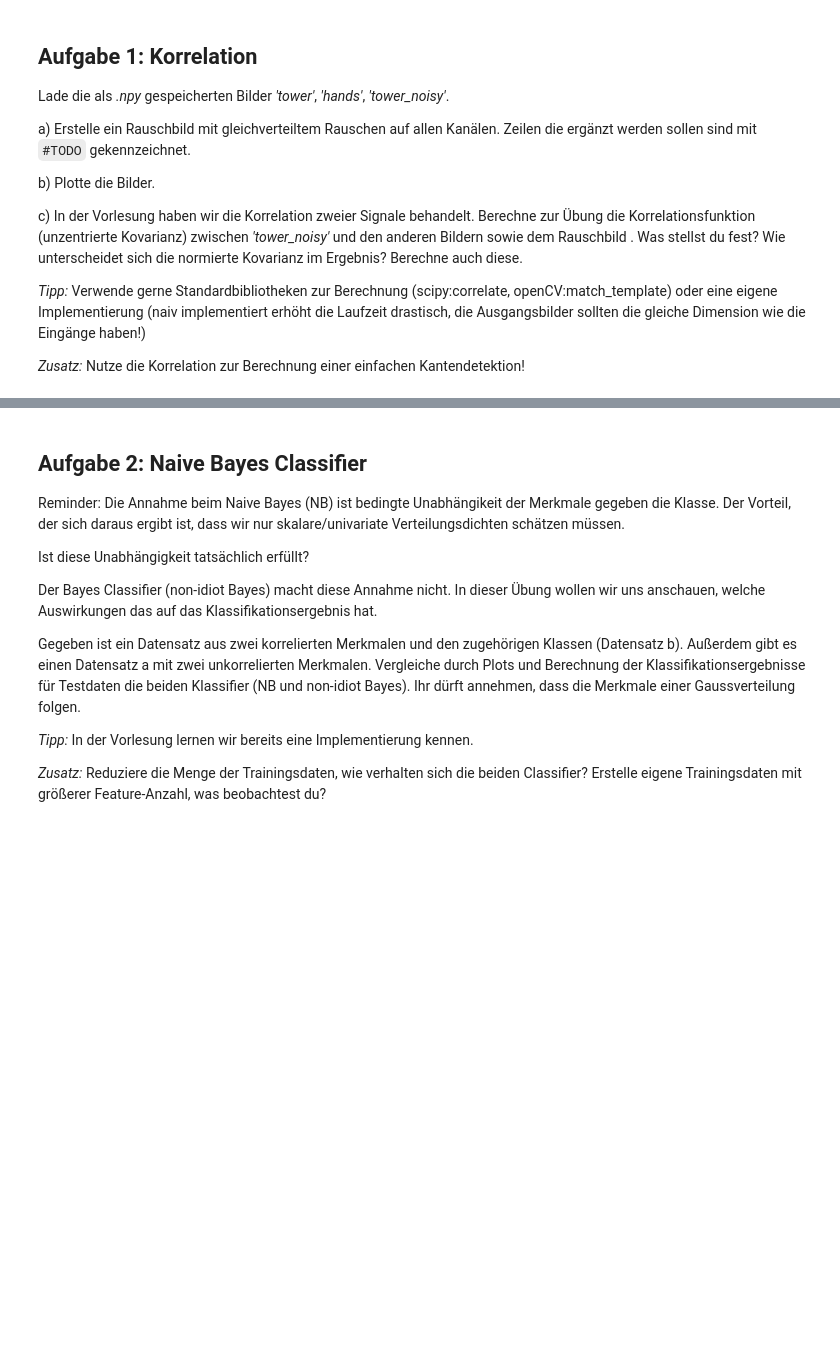
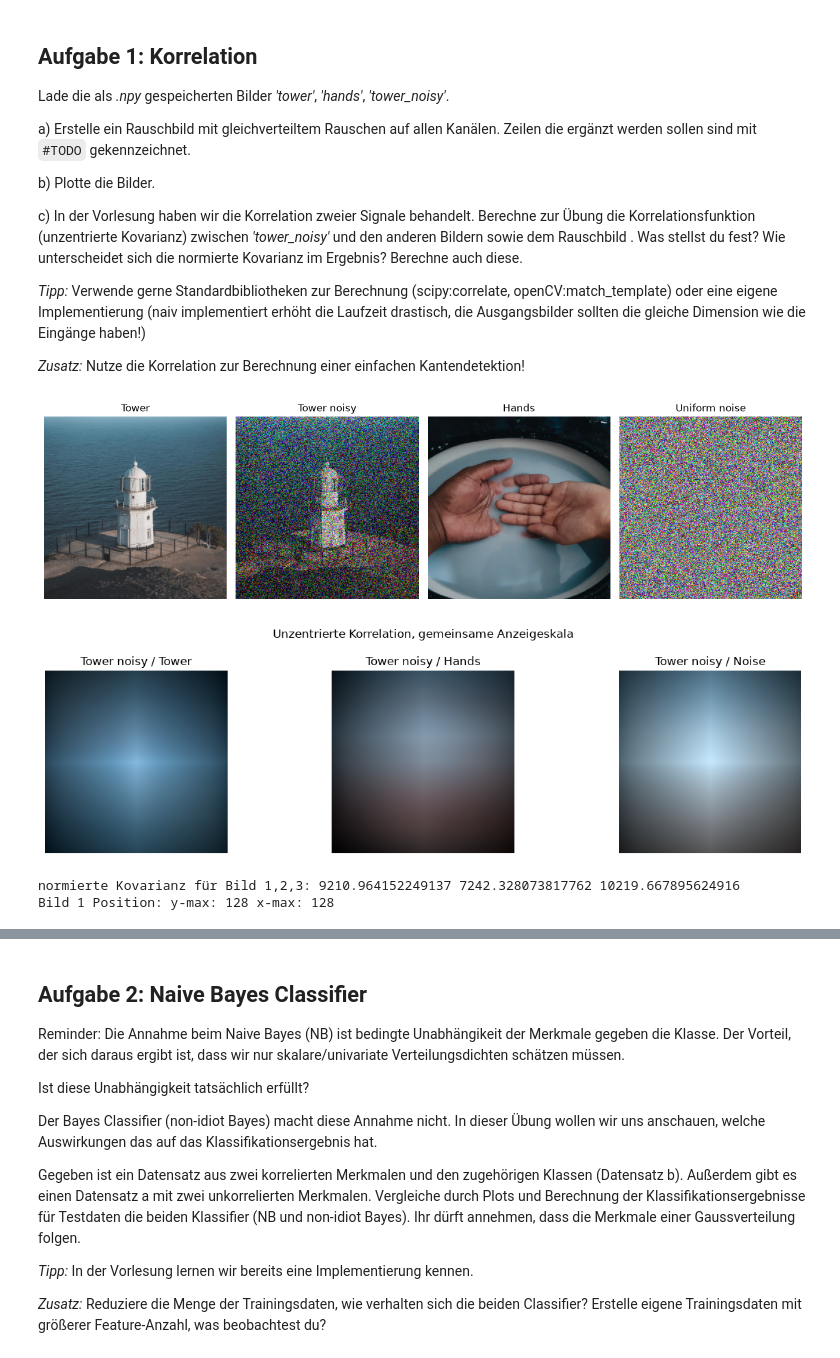
Before and after one commit to Stevenyami/KI-in-der-Medizin, a Jupyter notebook: src/Uebung03_Stochastiche_Grundlagen.ipynb, the cells around one changed output, grey strips where cells are left out. Drawn from its saved outputs; the diff is of its cells as text; code cells hidden in the pictures; blank space fills up the shorter version.

```diff
--- a/src/Uebung03_Stochastiche_Grundlagen.ipynb
+++ b/src/Uebung03_Stochastiche_Grundlagen.ipynb
@@ -48,4 +24,74 @@ axs2[2].imshow(c_t_n_p) # Korrelation zwischen tower_noisy und noise (normalisie
+# %%
+# Laden der Beispiele
+from pathlib import Path
+datenordner = Path("Daten") / "uebung3_daten"
+tower = np.load(datenordner / "tower.npy", allow_pickle=False).astype(np.float64) / 255.0
+tower_noisy = np.load(datenordner / "tower_noisy.npy", allow_pickle=False).astype(np.float64) / 255.0
+hands = np.load(datenordner / "hands.npy", allow_pickle=False).astype(np.float64) / 255.0
+
+# a) Gleichverteiltes Rauschen auf allen RGB-Kanälen.
+rng = np.random.default_rng(42)
+noise = rng.uniform(0.0, 1.0, size=tower.shape)
+
+fig, axs = plt.subplots(1,4, figsize=(13, 3.5))
+axs[0].imshow(tower)
+## b) Bilder plotten.----------TODO---------------
+axs[1].imshow(tower_noisy)
+axs[2].imshow(hands)
+axs[3].imshow(noise)
+for ax, titel in zip(axs, ["Tower", "Tower noisy", "Hands", "Uniform noise"]):
+    ax.set_title(titel)
+    ax.axis("off")
+fig.tight_layout()
+plt.show()
+
+# TODO DEIN CODE HIER
+# # c) Räumliche Korrelation: RGB-Kanäle getrennt behandeln.
+# Ein direkter 3D-Aufruf würde zusätzlich die Farbkanalachse verschieben.
+def korrelation_rgb(bild, vorlage):
+    return np.stack([
+        correlate(bild[..., c], vorlage[..., c], mode="same", method="fft")
+        for c in range(bild.shape[2])
+    ], axis=-1)
+
+c_t_t = korrelation_rgb(tower_noisy, tower)
+c_t_h = korrelation_rgb(tower_noisy, hands)
+c_t_n = korrelation_rgb(tower_noisy, noise)
+
+# Zur Visualisierung müssen wir das Ergebnis c_t_t normalisieren [0,1] zur c_t_t_p, da Matplotlib bei 3-Kanal-Bildern sonst alle Werte über 1 abschneidet
+
+# TODO DEIN CODE HIER
+# Dies ist KEINE normierte Kovarianz. Die Rohwerte bleiben unverändert.
+korrelationen = [c_t_t, c_t_h, c_t_n]
+minimum = min(karte.min() for karte in korrelationen)
+maximum = max(karte.max() for karte in korrelationen)
+def fuer_anzeige(karte):
+    if maximum == minimum:
+        return np.zeros_like(karte)
+    return np.clip((karte - minimum) / (maximum - minimum), 0.0, 1.0)
+
+c_t_t_p = fuer_anzeige(c_t_t)
+c_t_h_p = fuer_anzeige(c_t_h)
+c_t_n_p = fuer_anzeige(c_t_n)
+
+
+fig2, axs2 = plt.subplots(1,3, figsize=(13, 3.5))
+axs2[0].imshow(c_t_t_p)
+axs2[1].imshow(c_t_h_p)
+axs2[2].imshow(c_t_n_p)
+for ax, titel in zip(axs2, ["Tower noisy / Tower", "Tower noisy / Hands", "Tower noisy / Noise"]):
+    ax.set_title(titel)
+    ax.axis("off")
+fig2.suptitle("Unzentrierte Korrelation, gemeinsame Anzeigeskala")
+fig2.tight_layout()
+plt.show()
+# %% [output]
+[figure, added]
+[figure, added]
 # %%
 print('normierte Kovarianz für Bild 1,2,3:', c_t_t.max(),c_t_h.max(),c_t_n.max())
 
 print('Bild 1 Position:','y-max:',np.argmax(c_t_t[:,:,0])%256,'x-max:',np.argmax(c_t_t[:,:,0])//256)
+# %% [output]
+normierte Kovarianz für Bild 1,2,3: 9210.964152249137 7242.328073817762 10219.667895624916
+Bild 1 Position: y-max: 128 x-max: 128
```
Also changed, not shown: parts of 12 cells of this notebook, 5 other files.
